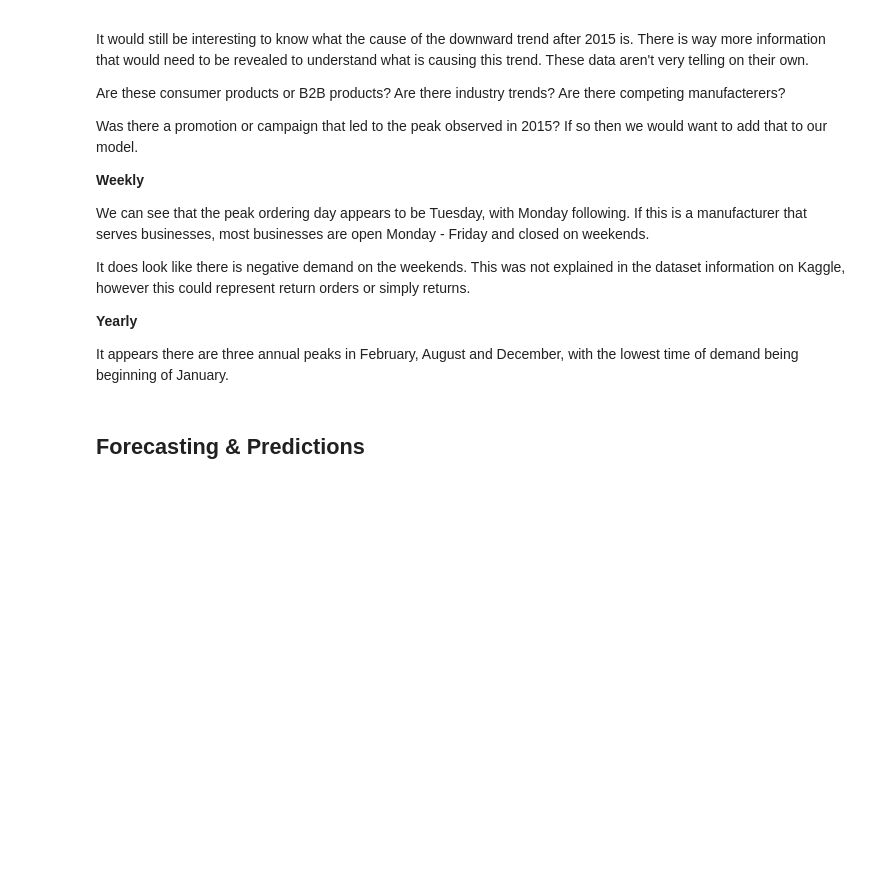
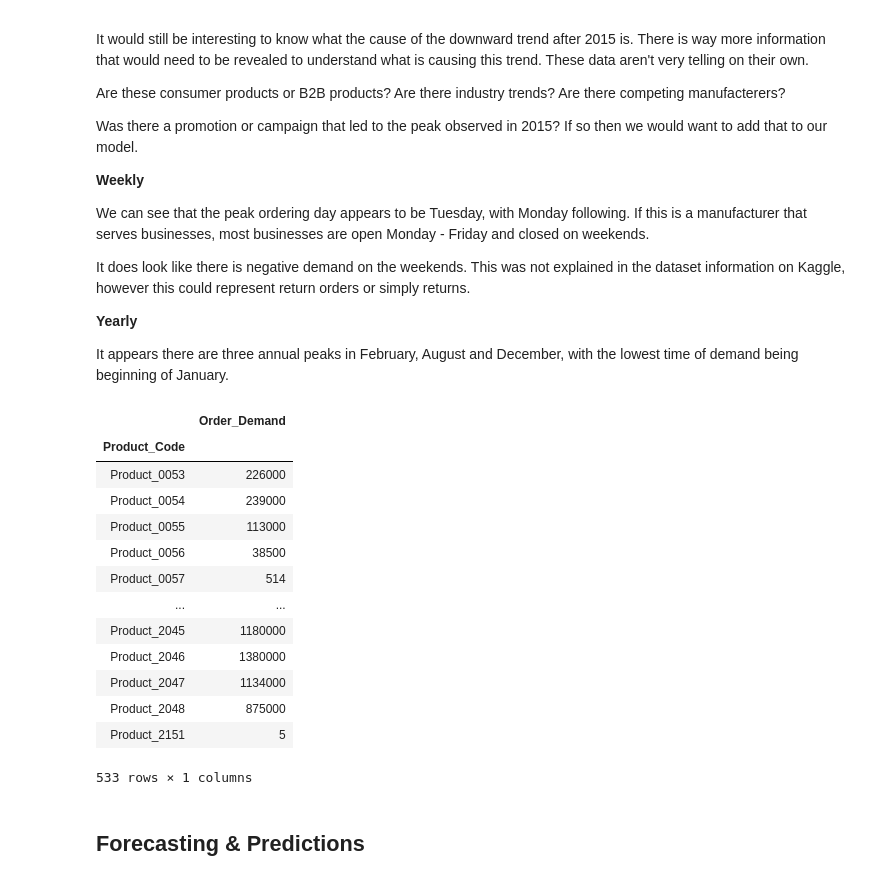
Before and after one commit to JessicaFB/Product-Demand-Forecasting, a Jupyter notebook: Predicting-Product-Demand.ipynb, the cells around one changed output. Cells and saved outputs as stored; diff of their text form; code cells hidden in the pictures; blank space fills up the shorter version.

```diff
--- a/Predicting-Product-Demand.ipynb
+++ b/Predicting-Product-Demand.ipynb
@@ -788,6 +793,23 @@ It does look like there is negative demand on the weekends. This was not explain
 **Yearly**
 
 It appears there are three annual peaks in February, August and December, with the lowest time of demand being beginning of January.
+# %%
+cat19.groupby(by='Product_Code').sum()
+# %% [output]
+|  | Order_Demand |
+| Product_Code |  |
+| Product_0053 | 226000 |
+| Product_0054 | 239000 |
+| Product_0055 | 113000 |
+| Product_0056 | 38500 |
+| Product_0057 | 514 |
+| ... | ... |
+| Product_2045 | 1180000 |
+| Product_2046 | 1380000 |
+| Product_2047 | 1134000 |
+| Product_2048 | 875000 |
+| Product_2151 | 5 |
+533 rows × 1 columns
 # %%
 m = Prophet()
 m.fit(ts_df)
```
Also changed, not shown: parts of 8 cells of this notebook, 2 other files.
